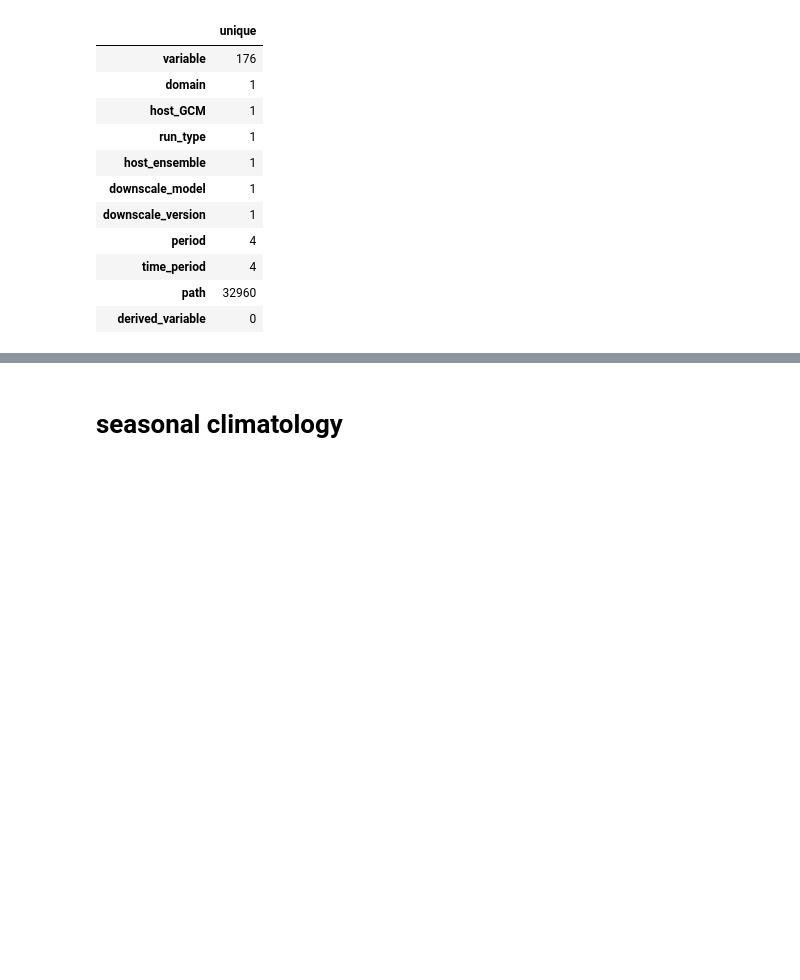
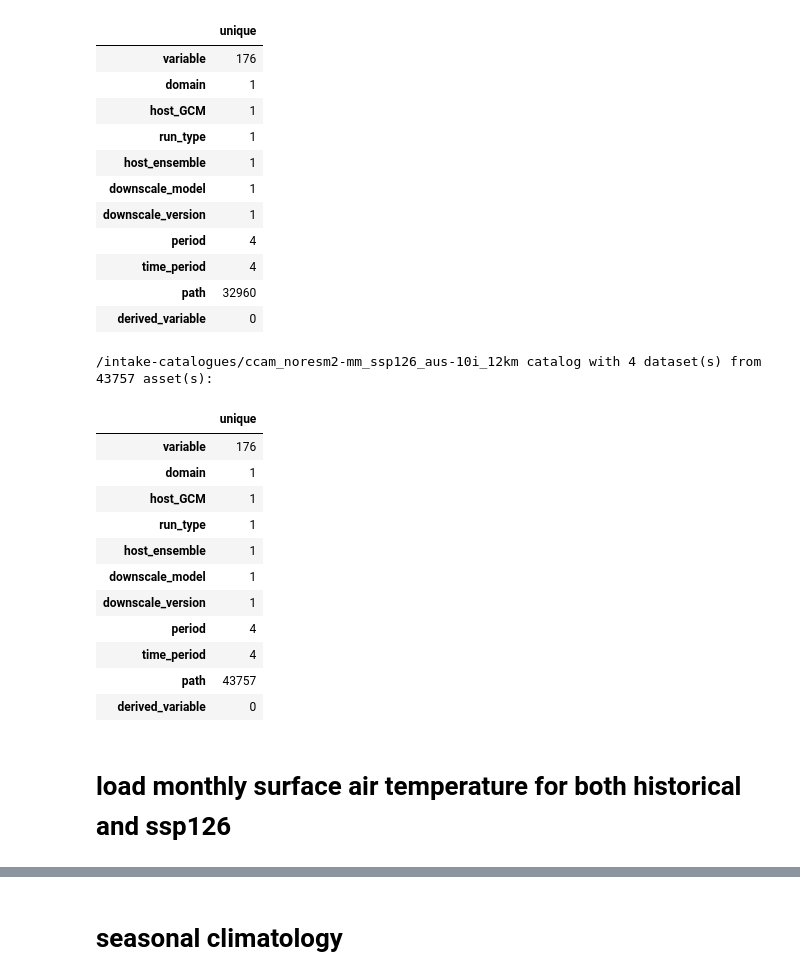
Before and after one commit to AusClimateService/data-catalogue, a Jupyter notebook: notebooks/ACS-cat-demo.ipynb, the cells around one changed output, grey strips where cells are left out. Drawn from its saved outputs; the diff is of its cells as text; code cells hidden in the pictures; blank space fills up the shorter version.

```diff
--- a/notebooks/ACS-cat-demo.ipynb
+++ b/notebooks/ACS-cat-demo.ipynb
@@ -155,3 +42,22 @@ data_catalog
 | time_period | 4 |
 | path | 32960 |
 | derived_variable | 0 |
+# %%
+data_catalog_ssp126 = intake.open_esm_datastore('/g/data/v14/tm4888/code/ACS/data-catalogue/catalogues/ccam_noresm2-mm_ssp126_aus-10i_12km.json')
+data_catalog_ssp126
+# %% [output]
+/intake-catalogues/ccam_noresm2-mm_ssp126_aus-10i_12km catalog with 4 dataset(s) from 43757 asset(s):
+|  | unique |
+| variable | 176 |
+| domain | 1 |
+| host_GCM | 1 |
+| run_type | 1 |
+| host_ensemble | 1 |
+| downscale_model | 1 |
+| downscale_version | 1 |
+| period | 4 |
+| time_period | 4 |
+| path | 43757 |
+| derived_variable | 0 |
+# %% [markdown]
+# load monthly surface air temperature for both historical and ssp126
```
Also changed, not shown: parts of 47 cells of this notebook.
